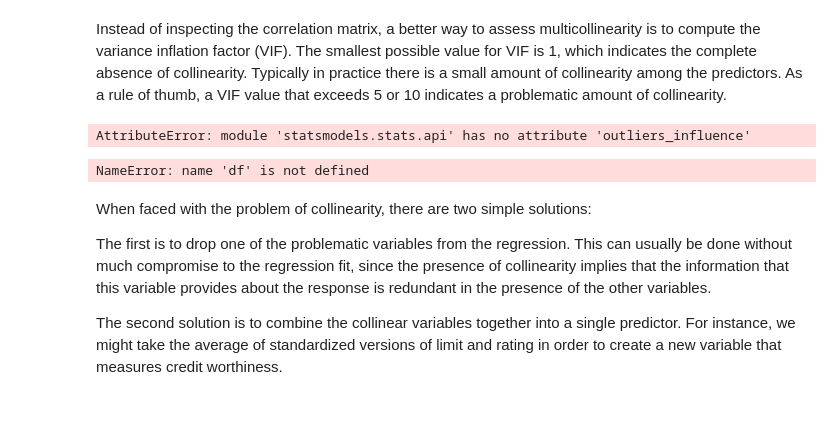
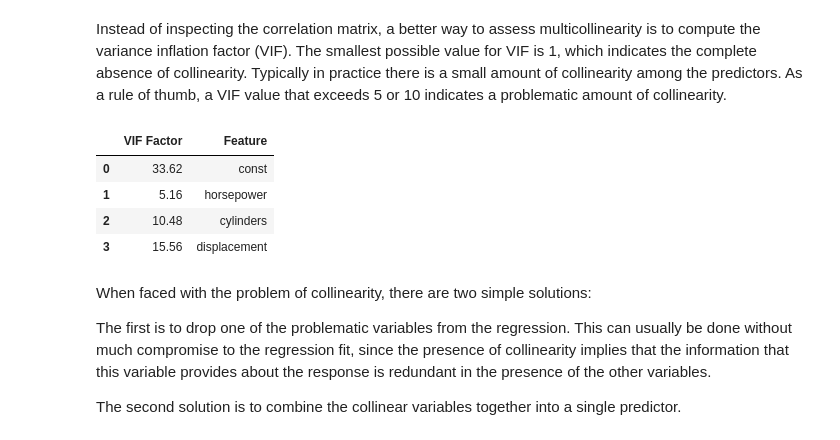
Before and after one commit to kirenz/regression, a Jupyter notebook: docs/diagnostics-auto.ipynb, the cells around one changed output. Drawn from its saved outputs; the diff is of its cells as text; code cells hidden in the pictures; blank space fills up the shorter version.

```diff
--- a/docs/diagnostics-auto.ipynb
+++ b/docs/diagnostics-auto.ipynb
@@ -575,24 +576,27 @@ np.linalg.cond(lm.model.exog)
 34838.06097745096
 # %% [markdown]
 Instead of inspecting the correlation matrix, a better way to assess multicollinearity is to compute the variance inflation factor (VIF). The smallest possible value for VIF is 1, which indicates the complete absence of collinearity. Typically in practice there is a small amount of collinearity among the predictors. As a rule of thumb, a VIF value that exceeds 5 or 10 indicates a problematic amount of collinearity.
-# %%
-sm.stats.outliers_influence.variance_inflation_factor(exog, exog_idx)
-# %% [output]
-AttributeError: module 'statsmodels.stats.api' has no attribute 'outliers_influence'
 # %%
-y, X = dmatrices('mpg ~ horsepower+ cylinders + displacement', df, return_type='dataframe')
+X = df[['horsepower', 'cylinders', 'displacement']]
+
+# the VIF function needs a constant
+X = add_constant(X)
 
 # For each X, calculate VIF and save in dataframe
 vif = pd.DataFrame()
 vif["VIF Factor"] = [variance_inflation_factor(X.values, i) for i in range(X.shape[1])]
 vif["Feature"] = X.columns
 
 vif.round(2)
 # %% [output]
-NameError: name 'df' is not defined
+|  | VIF Factor | Feature |
+| 0 | 33.62 | const |
+| 1 | 5.16 | horsepower |
+| 2 | 10.48 | cylinders |
+| 3 | 15.56 | displacement |
 # %% [markdown]
 When faced with the problem of collinearity, there are two simple solutions:
 
 The first is to drop one of the problematic variables from the regression. This can usually be done without much compromise to the regression fit, since the presence of collinearity implies that the information that this variable provides about the response is redundant in the presence of the other variables.
 
-The second solution is to combine the collinear variables together into a single predictor. For instance, we might take the average of standardized versions of limit and rating in order to create a new variable that measures credit worthiness.
+The second solution is to combine the collinear variables together into a single predictor.
```
Also changed, not shown: parts of 8 cells of this notebook.
